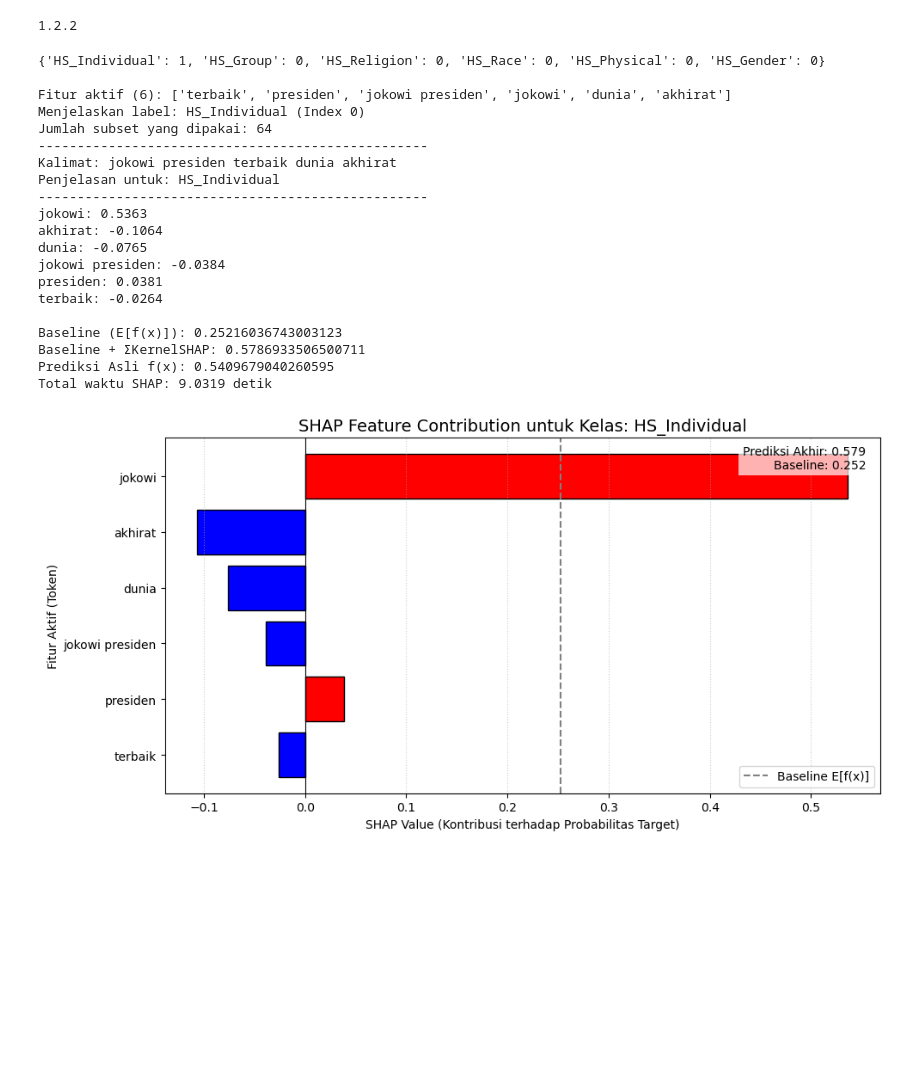
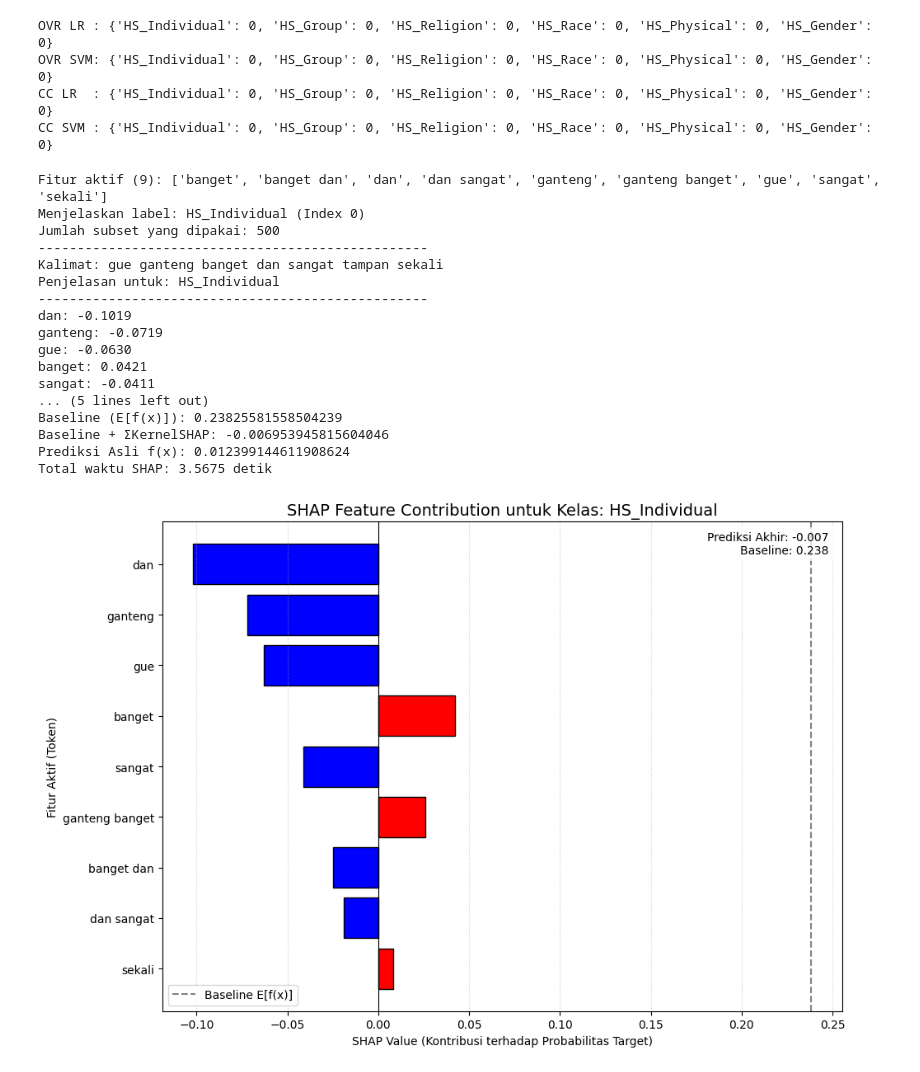
Before and after one commit to S4njuuu3291/tugas_akhir, a Jupyter notebook: manual_shap/baseline/baseline_implementation.ipynb, the cells around one changed output. Saved outputs shown, nothing was run; the diff lists cells and outputs as text; code cells hidden in the pictures; blank space fills up the shorter version.

```diff
--- a/manual_shap/baseline/baseline_implementation.ipynb
+++ b/manual_shap/baseline/baseline_implementation.ipynb
@@ -5,5 +6 @@ import pandas as pd
-# %%
-print(sklearn.__version__)
-# %% [output]
-1.2.2
 # %%
@@ -27,41 +45,48 @@ def predict_text(text):
 # %%
 from svm_lr_shap import shap_kernel_instance,plot_shap_values
 # %%
-TARGET_LABEL = 'HS_Individual'
-TARGET_INDEX = labels.index(TARGET_LABEL)
+text = "gue ganteng banget dan sangat tampan sekali"
 
-kalimat_tes = "jokowi presiden terbaik dunia akhirat"
-print(predict_text(kalimat_tes),"\n")
-base, shap, fitur = shap_kernel_instance(kalimat_tes, vectorizer, model, features_list,labels, TARGET_LABEL, num_samples=128)
+print("OVR LR :", predict_text(text, "ovr_lr"))
+print("OVR SVM:", predict_text(text, "ovr_svm"))
+print("CC LR  :", predict_text(text, "cc_lr"))
+print("CC SVM :", predict_text(text, "cc_svm"))
 # %% [output]
-{'HS_Individual': 1, 'HS_Group': 0, 'HS_Religion': 0, 'HS_Race': 0, 'HS_Physical': 0, 'HS_Gender': 0}
-
-Fitur aktif (6): ['terbaik', 'presiden', 'jokowi presiden', 'jokowi', 'dunia', 'akhirat']
-Menjelaskan label: HS_Individual (Index 0)
-Jumlah subset yang dipakai: 64
---------------------------------------------------
-Kalimat: jokowi presiden terbaik dunia akhirat
-Penjelasan untuk: HS_Individual
---------------------------------------------------
-jokowi: 0.5363
-akhirat: -0.1064
-dunia: -0.0765
-jokowi presiden: -0.0384
-presiden: 0.0381
-terbaik: -0.0264
-
-Baseline (E[f(x)]): 0.25216036743003123
-Baseline + ΣKernelSHAP: 0.5786933506500711
-Prediksi Asli f(x): 0.5409679040260595
-Total waktu SHAP: 9.0319 detik
+OVR LR : {'HS_Individual': 0, 'HS_Group': 0, 'HS_Religion': 0, 'HS_Race': 0, 'HS_Physical': 0, 'HS_Gender': 0}
+OVR SVM: {'HS_Individual': 0, 'HS_Group': 0, 'HS_Religion': 0, 'HS_Race': 0, 'HS_Physical': 0, 'HS_Gender': 0}
+CC LR  : {'HS_Individual': 0, 'HS_Group': 0, 'HS_Religion': 0, 'HS_Race': 0, 'HS_Physical': 0, 'HS_Gender': 0}
+CC SVM : {'HS_Individual': 0, 'HS_Group': 0, 'HS_Religion': 0, 'HS_Race': 0, 'HS_Physical': 0, 'HS_Gender': 0}
 # %%
-plot_shap_values(
-    base_value=base,
-    shap_values=shap,
-    fitur_aktif=fitur,
-    sentence=kalimat_tes,
-    target_label=TARGET_LABEL,
-    top_n=8
+clf, th = MODEL_MAP["cc_svm"]
+target_label = "HS_Individual"
+
+base_value, shap_values, fitur_aktif = shap_kernel_instance(
+    text,
+    vectorizer,
+    clf,
+    features_list,
+    labels,
+    target_label,
+    num_samples=500
 )
+
+plot_shap_values(base_value, shap_values, fitur_aktif, text, target_label)
 # %% [output]
+Fitur aktif (9): ['banget', 'banget dan', 'dan', 'dan sangat', 'ganteng', 'ganteng banget', 'gue', 'sangat', 'sekali']
+Menjelaskan label: HS_Individual (Index 0)
+Jumlah subset yang dipakai: 500
+--------------------------------------------------
+Kalimat: gue ganteng banget dan sangat tampan sekali
+Penjelasan untuk: HS_Individual
+--------------------------------------------------
+dan: -0.1019
+ganteng: -0.0719
+gue: -0.0630
+banget: 0.0421
+sangat: -0.0411
+... (5 lines left out)
+Baseline (E[f(x)]): 0.23825581558504239
+Baseline + ΣKernelSHAP: -0.006953945815604046
+Prediksi Asli f(x): 0.012399144611908624
+Total waktu SHAP: 3.5675 detik
-[figure, old version]
+[figure, new version]
```
Also changed, not shown: parts of 2 cells of this notebook, 6 other files.
